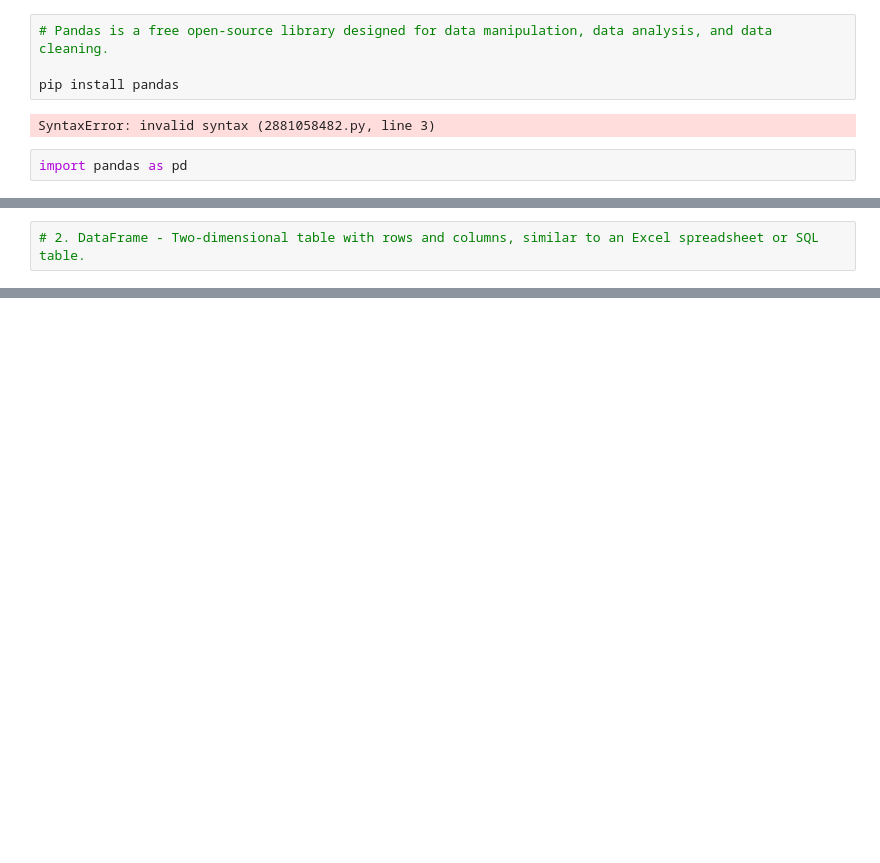
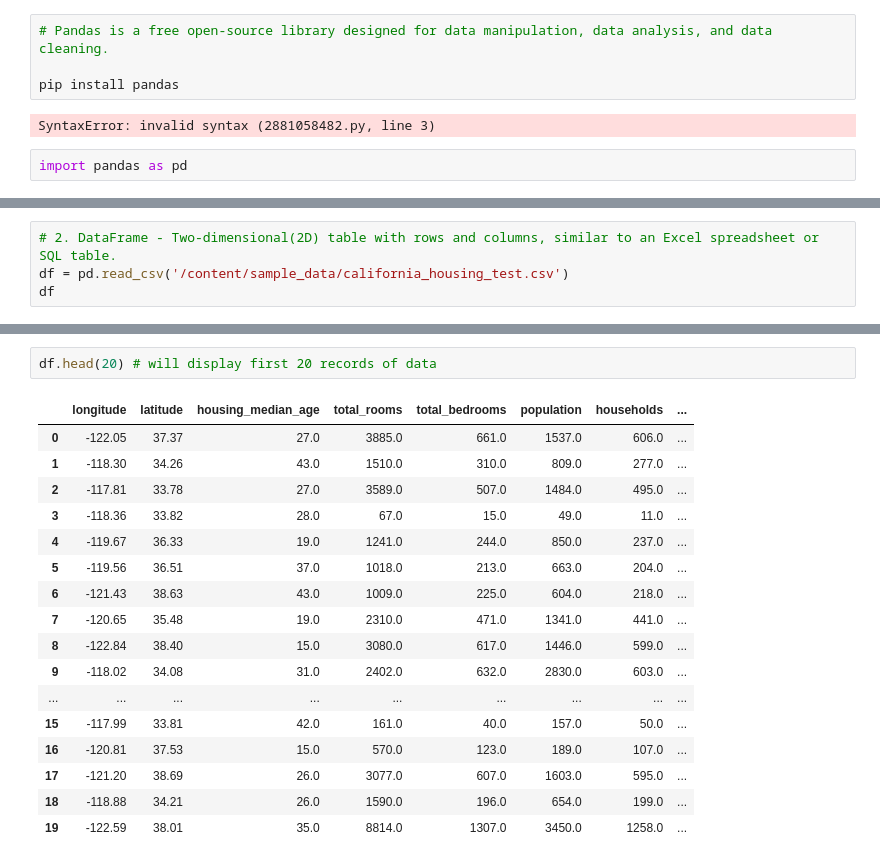
Before and after one commit to aneetajohn/OASIS-POC1, a Jupyter notebook: Untitled0.ipynb, the cells around one changed output, grey strips where cells are left out. Drawn from its saved outputs; the diff is of its cells as text; blank space fills up the shorter version.

```diff
--- a/Untitled0.ipynb
+++ b/Untitled0.ipynb
@@ -524,2 +552,4 @@ dtype: int64
 # %%
-# 2. DataFrame - Two-dimensional table with rows and columns, similar to an Excel spreadsheet or SQL table.
+# 2. DataFrame - Two-dimensional(2D) table with rows and columns, similar to an Excel spreadsheet or SQL table.
+df = pd.read_csv('/content/sample_data/california_housing_test.csv')
+df
@@ -525,0 +598,20 @@ dtype: int64
+# %%
+df.head(20) # will display first 20 records of data
+# %% [output]
+|  | longitude | latitude | housing_median_age | total_rooms | total_bedrooms | population | households | ... |
+| 0 | -122.05 | 37.37 | 27.0 | 3885.0 | 661.0 | 1537.0 | 606.0 | ... |
+| 1 | -118.30 | 34.26 | 43.0 | 1510.0 | 310.0 | 809.0 | 277.0 | ... |
+| 2 | -117.81 | 33.78 | 27.0 | 3589.0 | 507.0 | 1484.0 | 495.0 | ... |
+| 3 | -118.36 | 33.82 | 28.0 | 67.0 | 15.0 | 49.0 | 11.0 | ... |
+| 4 | -119.67 | 36.33 | 19.0 | 1241.0 | 244.0 | 850.0 | 237.0 | ... |
+| 5 | -119.56 | 36.51 | 37.0 | 1018.0 | 213.0 | 663.0 | 204.0 | ... |
+| 6 | -121.43 | 38.63 | 43.0 | 1009.0 | 225.0 | 604.0 | 218.0 | ... |
+| 7 | -120.65 | 35.48 | 19.0 | 2310.0 | 471.0 | 1341.0 | 441.0 | ... |
+| 8 | -122.84 | 38.40 | 15.0 | 3080.0 | 617.0 | 1446.0 | 599.0 | ... |
+| 9 | -118.02 | 34.08 | 31.0 | 2402.0 | 632.0 | 2830.0 | 603.0 | ... |
+| ... | ... | ... | ... | ... | ... | ... | ... | ... |
+| 15 | -117.99 | 33.81 | 42.0 | 161.0 | 40.0 | 157.0 | 50.0 | ... |
+| 16 | -120.81 | 37.53 | 15.0 | 570.0 | 123.0 | 189.0 | 107.0 | ... |
+| 17 | -121.20 | 38.69 | 26.0 | 3077.0 | 607.0 | 1603.0 | 595.0 | ... |
+| 18 | -118.88 | 34.21 | 26.0 | 1590.0 | 196.0 | 654.0 | 199.0 | ... |
+| 19 | -122.59 | 38.01 | 35.0 | 8814.0 | 1307.0 | 3450.0 | 1258.0 | ... |
```
Also changed, not shown: parts of 27 cells of this notebook.
